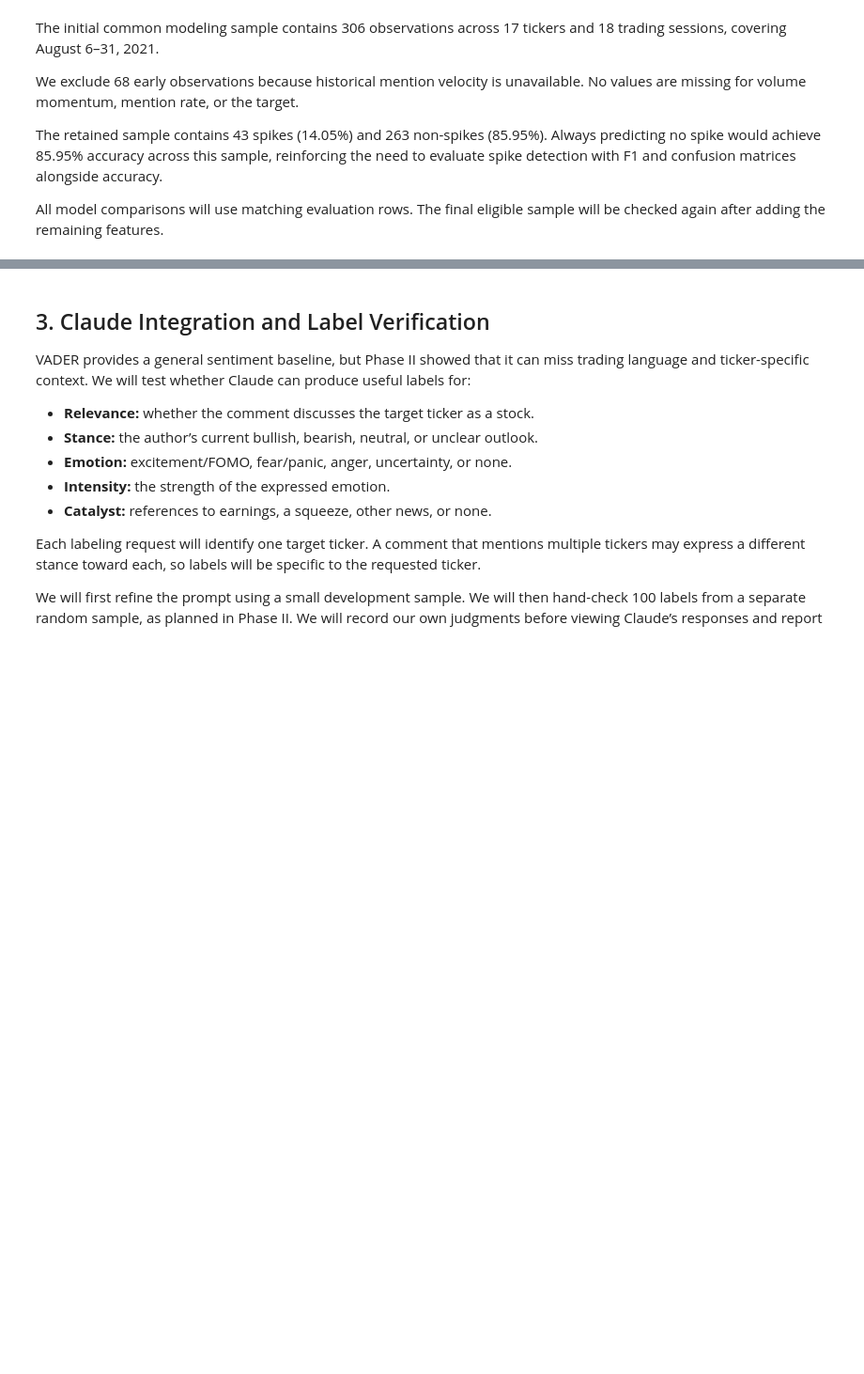
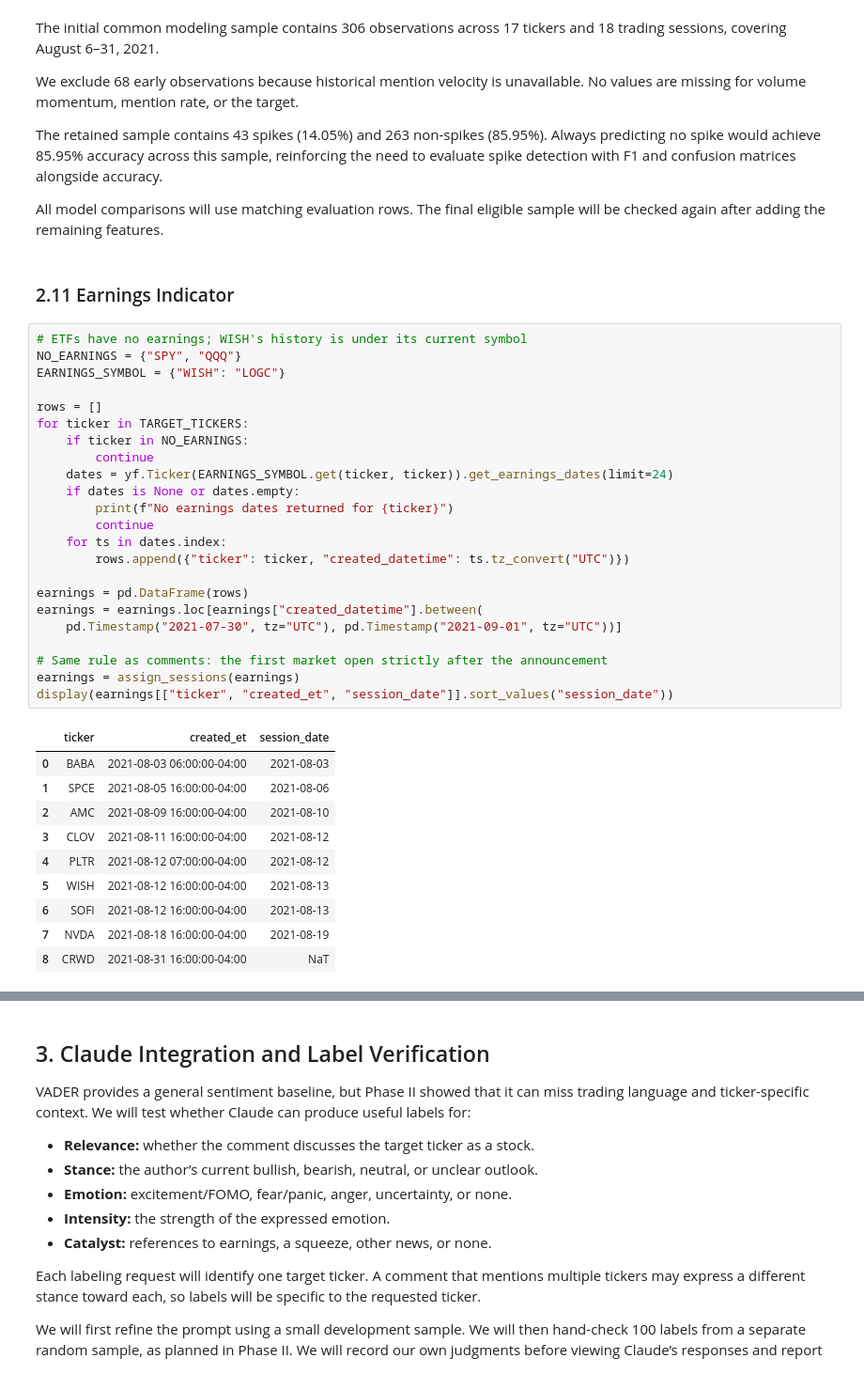
Before and after one commit to lagrenier4451/reddit-volume-forecast, a Jupyter notebook: notebooks/CDA_PhaseIII_AlexToth_LucGrenier.ipynb, the cells around one changed output, grey strips where cells are left out. Shown at 94% size. Saved outputs shown, nothing was run; the diff lists cells and outputs as text; blank space fills up the shorter version.

Commit message:
Add Cohen's kappa to label verification and an earnings indicator

```diff
--- a/notebooks/CDA_PhaseIII_AlexToth_LucGrenier.ipynb
+++ b/notebooks/CDA_PhaseIII_AlexToth_LucGrenier.ipynb
@@ -940,3 +940,39 @@ We exclude 68 early observations because historical mention velocity is unavaila
 The retained sample contains 43 spikes (14.05%) and 263 non-spikes (85.95%). Always predicting no spike would achieve 85.95% accuracy across this sample, reinforcing the need to evaluate spike detection with F1 and confusion matrices alongside accuracy.
 
 All model comparisons will use matching evaluation rows. The final eligible sample will be checked again after adding the remaining features.
+# %% [markdown]
+### 2.11 Earnings Indicator
+# %%
+# ETFs have no earnings; WISH's history is under its current symbol
+NO_EARNINGS = {"SPY", "QQQ"}
+EARNINGS_SYMBOL = {"WISH": "LOGC"}
+
+rows = []
+for ticker in TARGET_TICKERS:
+    if ticker in NO_EARNINGS:
+        continue
+    dates = yf.Ticker(EARNINGS_SYMBOL.get(ticker, ticker)).get_earnings_dates(limit=24)
+    if dates is None or dates.empty:
+        print(f"No earnings dates returned for {ticker}")
+        continue
+    for ts in dates.index:
+        rows.append({"ticker": ticker, "created_datetime": ts.tz_convert("UTC")})
+
+earnings = pd.DataFrame(rows)
+earnings = earnings.loc[earnings["created_datetime"].between(
+    pd.Timestamp("2021-07-30", tz="UTC"), pd.Timestamp("2021-09-01", tz="UTC"))]
+
+# Same rule as comments: the first market open strictly after the announcement
+earnings = assign_sessions(earnings)
+display(earnings[["ticker", "created_et", "session_date"]].sort_values("session_date"))
+# %% [output]
+|  | ticker | created_et | session_date |
+| 0 | BABA | 2021-08-03 06:00:00-04:00 | 2021-08-03 |
+| 1 | SPCE | 2021-08-05 16:00:00-04:00 | 2021-08-06 |
+| 2 | AMC | 2021-08-09 16:00:00-04:00 | 2021-08-10 |
+| 3 | CLOV | 2021-08-11 16:00:00-04:00 | 2021-08-12 |
+| 4 | PLTR | 2021-08-12 07:00:00-04:00 | 2021-08-12 |
+| 5 | WISH | 2021-08-12 16:00:00-04:00 | 2021-08-13 |
+| 6 | SOFI | 2021-08-12 16:00:00-04:00 | 2021-08-13 |
+| 7 | NVDA | 2021-08-18 16:00:00-04:00 | 2021-08-19 |
+| 8 | CRWD | 2021-08-31 16:00:00-04:00 | NaT |
```
Also changed, not shown: parts of 5 cells of this notebook.
